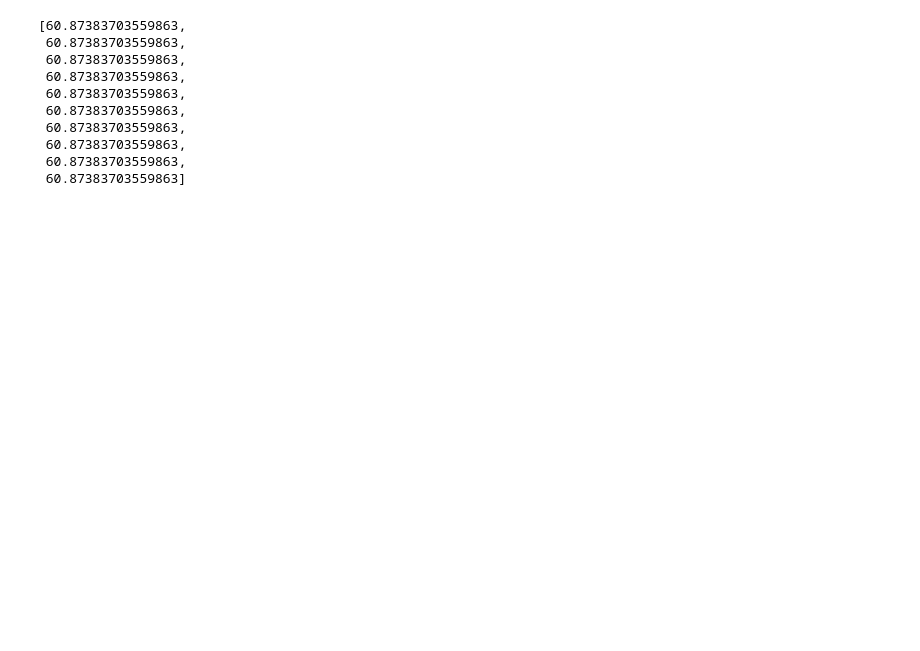
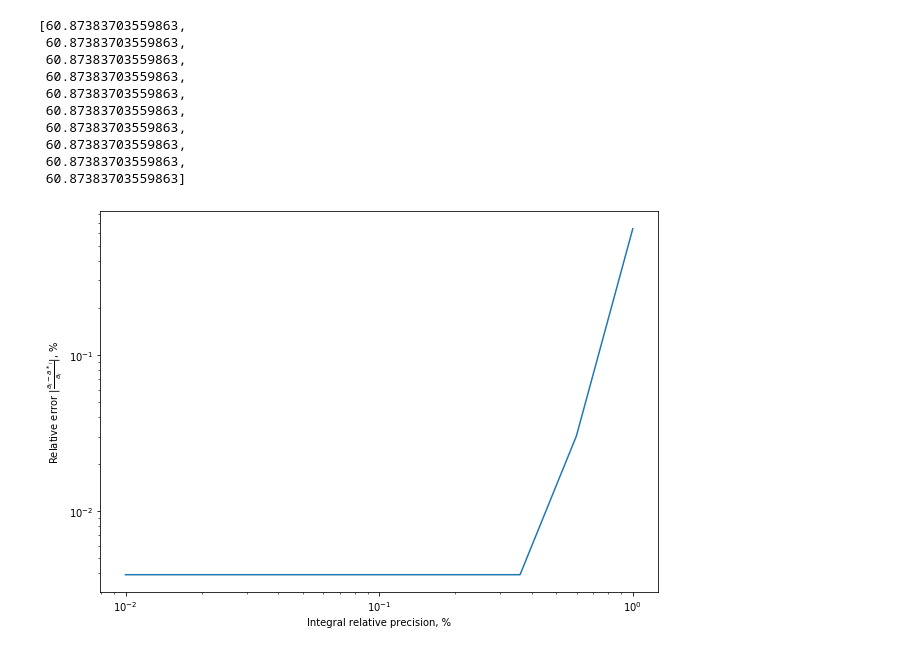
Before and after one commit to okmechak/riversimpy, a Jupyter notebook: master.ipynb, the cells around one changed output. Drawn from its saved outputs; the diff is of its cells as text; code cells hidden in the pictures; blank space fills up the shorter version.

```diff
--- a/master.ipynb
+++ b/master.ipynb
@@ -145,7 +145,7 @@ import riversim
 import numpy as np
 
 
-par = np.logspace(0, -4, 20)
+par = np.logspace(0, -2, 10)
 a1_ev = []
 a1_a = []
 dev_in_per = []
@@ -163,13 +163,13 @@ for p in par:
 
     boundary = riversim.BoundaryGenerator(model.sources, model.region, model.rivers, model.region_params)
     triangle = riversim.Triangle(model.mesh_params)
-    triangle.mesh_params.refinment_radius = 0.001
+    triangle.mesh_params.refinment_radius = 0.002
     triangle.mesh_params.exponant = 2
     triangle.mesh_params.min_area = 1e-9
     triangle.mesh_params.tip_points = model.rivers.tipPoints()
     mesh = triangle.generate(boundary, model.region.holes)
     mesh.write("test" + str(p) + ".msh")
-    model.solver_params.quadrature_degree = 6
+    model.solver_params.quadrature_degree = 4
     solver = riversim.Solver(model.solver_params)
     solver.openMesh(mesh)
     for i in range(1 + model.solver_params.adaptive_refinment_steps):
@@ -185,6 +185,8 @@ for p in par:
     #series_params_old = solver.integrate(model.integr_params, tip_coord, tip_angle)
     #series_params_new = solver.integrate_new(model.integr_params, tip_coord, tip_angle)
     model.integr_params.eps = p
+    model.integr_params.integration_radius = 0.0001
+    model.integr_params.weigth_func_radius = 0.003
     series_params_trap = solver.integrate_trap(model.integr_params, tip_coord, tip_angle)
     a_analitic = np.sqrt(4/np.pi*np.tanh(np.pi/2 * H))
     #print(series_params_old[0])
@@ -227,3 +229,12 @@ dev_in_per
  60.87383703559863,
  60.87383703559863,
  60.87383703559863]
+# %%
+import matplotlib.pyplot as plt
+plt.loglog(par, dev_in_per)
+plt.ylabel(r'Relative error $|\frac{a_i - a*_i}{a_i}|$, %')
+plt.xlabel("Integral relative precision, %")
+plt.rcParams['figure.figsize'] = [10, 7]
+plt.savefig("convergence_by_integral_precision.png")
+# %% [output]
+[figure, added]
```
Also changed, not shown: parts of 6 cells of this notebook.
